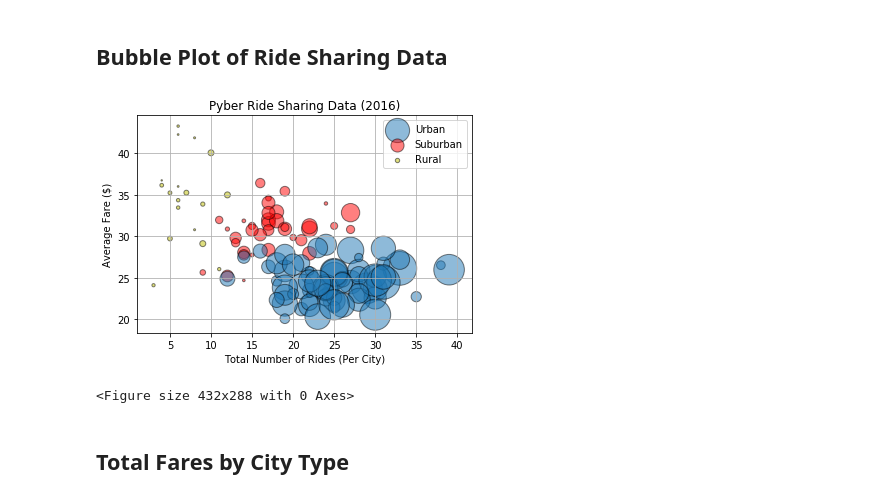
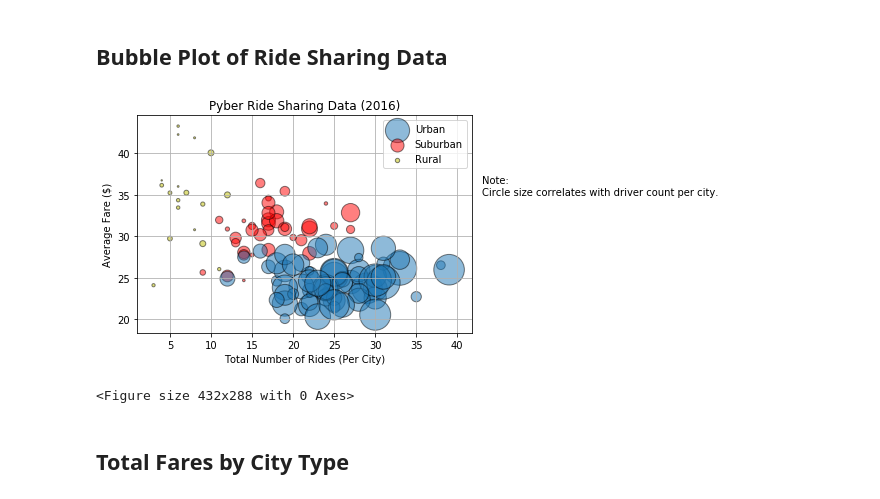
Before and after one commit to annatheking/Homework5_Pyber, a Jupyter notebook: 05_matplotlib_homework_Instructions_Pyber_pyber_starter.ipynb, the cells around one changed output. Cells and saved outputs as stored; diff of their text form; code cells hidden in the pictures.

```diff
--- a/05_matplotlib_homework_Instructions_Pyber_pyber_starter.ipynb
+++ b/05_matplotlib_homework_Instructions_Pyber_pyber_starter.ipynb
@@ -72,34 +72,35 @@ urban_y = df.loc[df['type']=='Urban']['fare']
 urban_s = df.loc[df['type']=='Urban']['driver_count']
 
 suburban_x = df.loc[df['type']=='Suburban']['ride']
 suburban_y = df.loc[df['type']=='Suburban']['fare']
 suburban_s = df.loc[df['type']=='Suburban']['driver_count']
 
 rural_x = df.loc[df['type']=='Rural']['ride']
 rural_y = df.loc[df['type']=='Rural']['fare']
 rural_s = df.loc[df['type']=='Rural']['driver_count']
 
 # Build the scatter plots for each city types
 s = plt.scatter(x=suburban_x, y=suburban_y, s=suburban_s*.5, marker='o', label='Suburban', edgecolors='black', c='red', alpha=.5)
 u = plt.scatter(x=urban_x, y=urban_y, s=urban_s*.5, marker='o', edgecolors='black', label='Urban', alpha=.5)
 r = plt.scatter(x=rural_x, y=rural_y, s=rural_s*.5, marker='o', edgecolors='black', label='Rural', c='y', alpha=.5)
 
 # Incorporate the other graph properties
 plt.grid()
 plt.xlabel("Total Number of Rides (Per City)")
 plt.ylabel('Average Fare ($)')
 plt.title("Pyber Ride Sharing Data (2016)")
 
 # Create a legend
 plt.legend(handles=[u, s, r])
+plt.text(43, 35, "Note:\nCircle size correlates with driver count per city.")
 
 # Incorporate a text label regarding circle size
 plt.show()
 
 # Save Figure
 plt.savefig('/Users/shuashua/Documents/Data_Analytic_Boot_Camp/Homework5a/Pyber_Ride_Share_Data.png')
 # %% [output]
-[figure, old version]
+[figure, new version]
 <Figure size 432x288 with 0 Axes>
 # %%
 # Show plot
```
Also changed, not shown: parts of 2 cells of this notebook, 1 other file.
